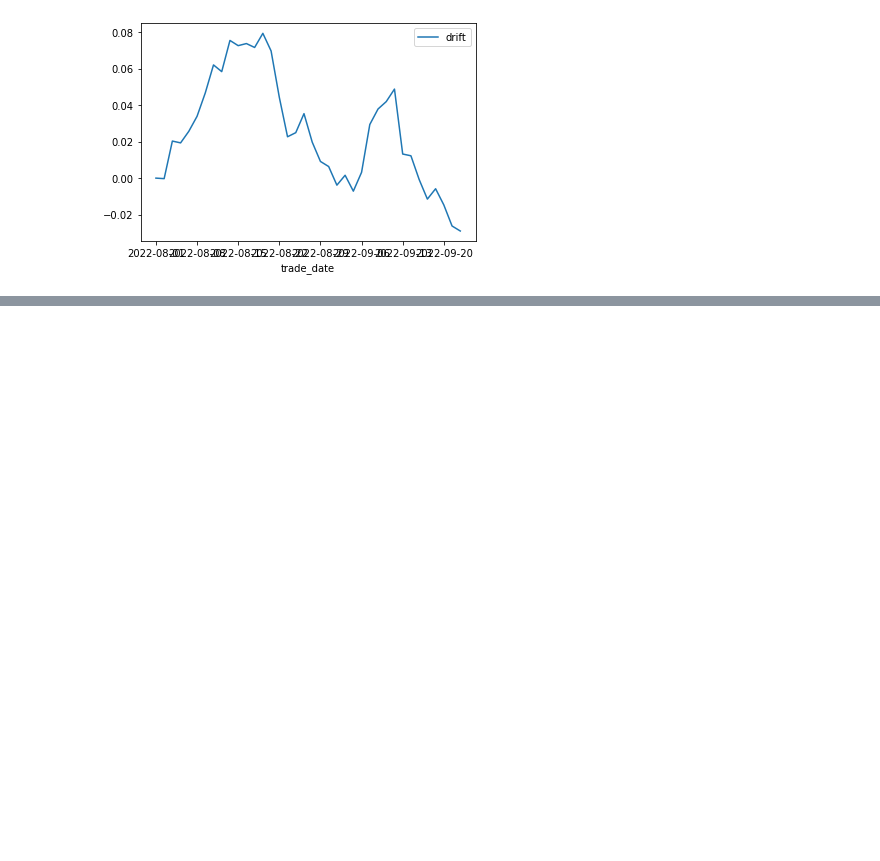
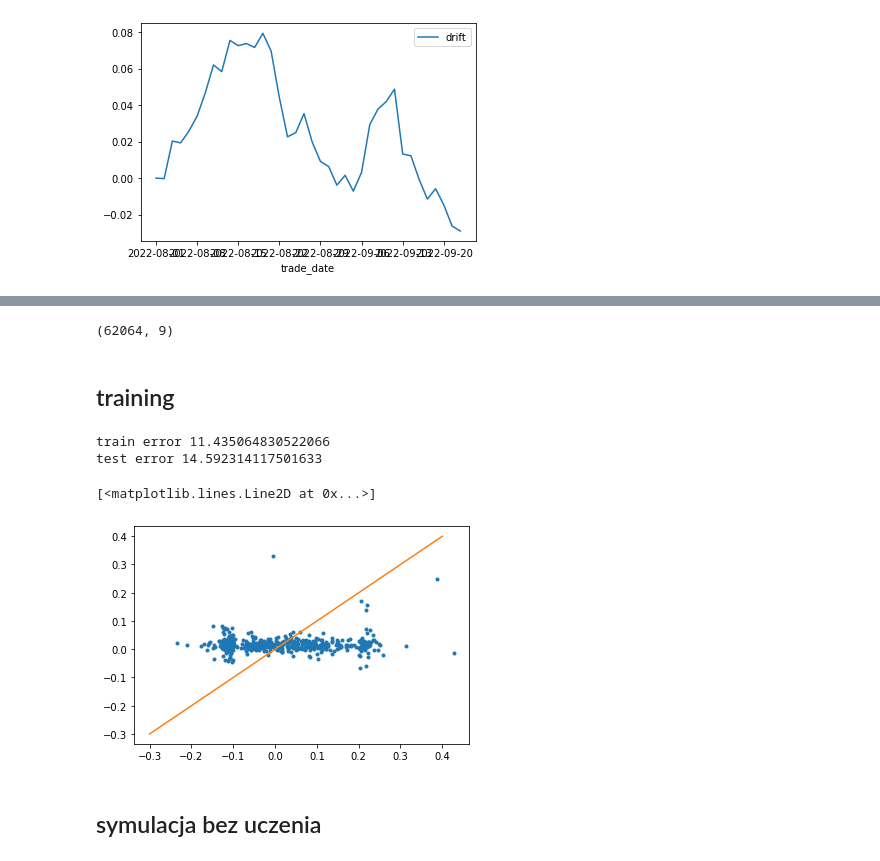
Before and after one commit to kulasinski/multitrader, a Jupyter notebook: simulator.ipynb, the cells around one changed output, grey strips where cells are left out. Saved outputs shown, nothing was run; the diff lists cells and outputs as text; code cells hidden in the pictures; blank space fills up the shorter version.

```diff
--- a/simulator.ipynb
+++ b/simulator.ipynb
@@ -97,0 +129,52 @@ final gain for sell_pct 0.2 and stop_loss -0.2: -0.03
+# %%
+XY=pd.concat(ALL_GAINS)
+XY.to_csv('all_gains.csv',index=False)
+# XY = pd.read_csv('all_gains.csv')
+# %%
+XY.shape
+# %% [output]
+(62064, 9)
+# %% [markdown]
+## training
+# %%
+X = XY[[
+    #'sell','stop',
+    'eps_actual','eps_diff','price_var','pred']]
+y = XY['gain']
+INFO = XY[['ticker','earnings_date']]
+
+from sklearn.model_selection import train_test_split
+from sklearn.metrics import mean_squared_error
+from sklearn.ensemble import GradientBoostingRegressor
+from sklearn.svm import SVR
+
+# this is wrong!
+X_train, X_test, y_train, y_test, INFO_train, INFO_test = train_test_split(X, y, INFO, test_size=0.3, shuffle=True)
+# %%
+reg = GradientBoostingRegressor(
+    max_depth=2,
+
+)
+
+reg.fit(X_train, y_train)
+
+y_train_pred = reg.predict(X_train)
+y_pred = reg.predict(X_test)
+MSE_train = mean_squared_error(y_train, y_train_pred)
+MSE = mean_squared_error(y_test, y_pred)
+
+print("train error",MSE_train*1000)
+print("test error",MSE*1000)
+# %% [output]
+train error 11.435064830522066
+test error 14.592314117501633
+# %%
+from matplotlib import pyplot as plt
+
+plt.plot(y_test,y_pred,'.')
+plt.plot([-.3,.4],[-.3,.4],'-')
+# %% [output]
+[<matplotlib.lines.Line2D at 0x...>]
+[figure, added]
+# %% [markdown]
+## symulacja bez uczenia
```
Also changed, not shown: parts of 7 cells of this notebook.
